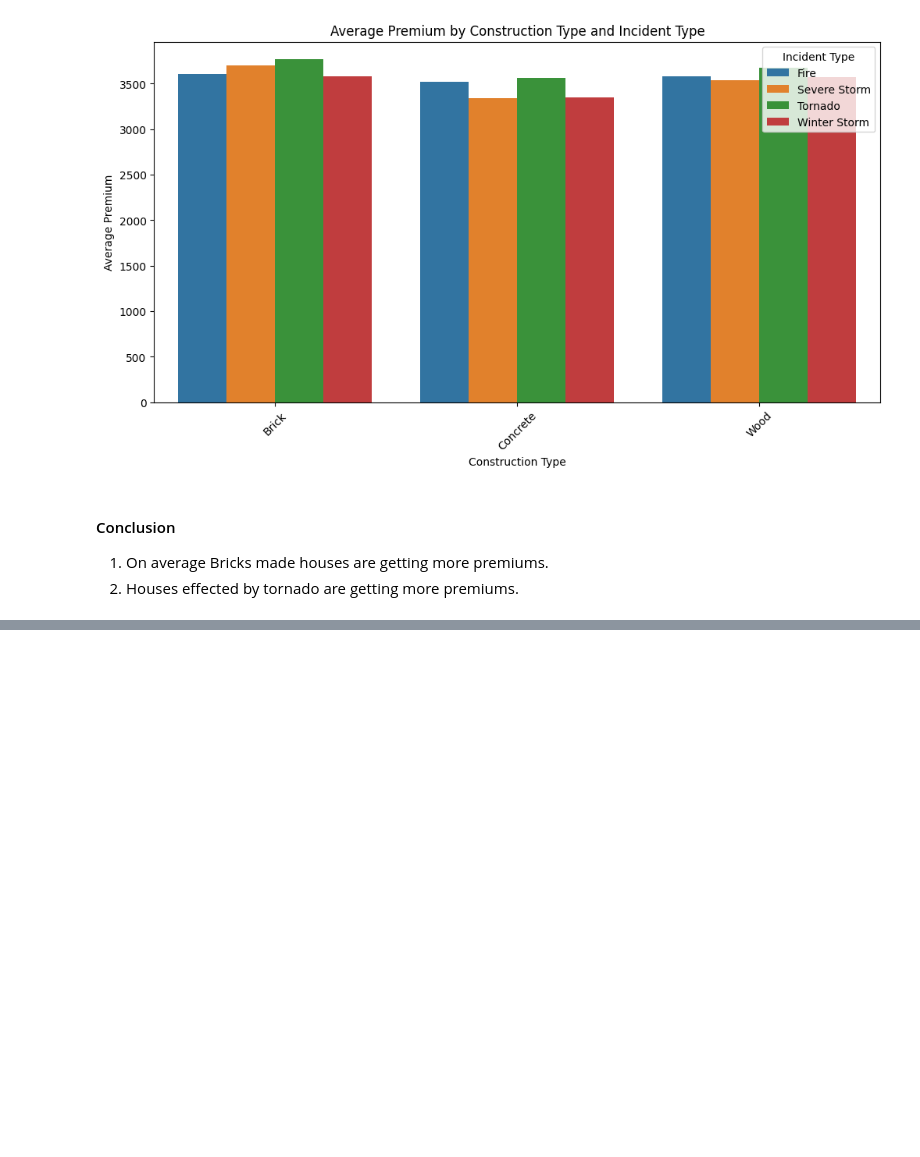
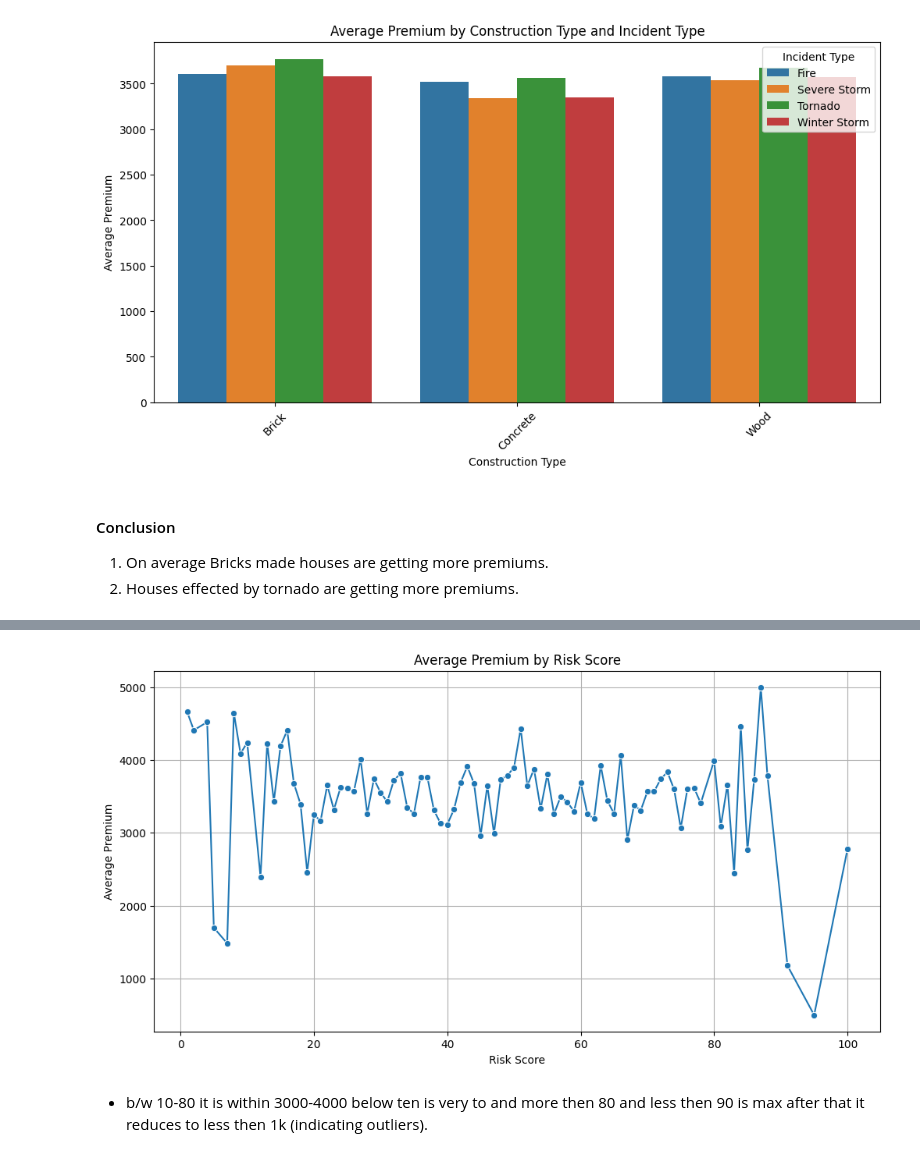
Before and after one commit to Lazygeniusbilal/Exploratory-Data-Analysis-Insurance-, a Jupyter notebook: Exploratory_data_analysis.ipynb, the cells around one changed output, grey strips where cells are left out. Cells and saved outputs as stored; diff of their text form; code cells hidden in the pictures; blank space fills up the shorter version.

```diff
--- a/Exploratory_data_analysis.ipynb
+++ b/Exploratory_data_analysis.ipynb
@@ -373,0 +382,19 @@ plt.show()
+# %%
+data = data.drop(columns=["Incident Begin Date", "Incident End Date"],axis=1)
+# %%
+# let's Investigate how the average premium varies with different risk scores.
+
+grouped_data = data.groupby("Risk Score")["Average Premium"].mean().reset_index()
+
+# Plot
+plt.figure(figsize=(12, 6))
+sns.lineplot(x="Risk Score", y="Average Premium", data=grouped_data, marker='o')
+plt.title("Average Premium by Risk Score")
+plt.xlabel("Risk Score")
+plt.ylabel("Average Premium")
+plt.grid(True)
+plt.show()
+# %% [output]
+[figure, added]
+# %% [markdown]
+* b/w 10-80 it is within 3000-4000 below ten is very to and more then 80 and less then 90 is max after that it reduces to less then 1k (indicating outliers).
```
Also changed, not shown: parts of 7 cells of this notebook.
